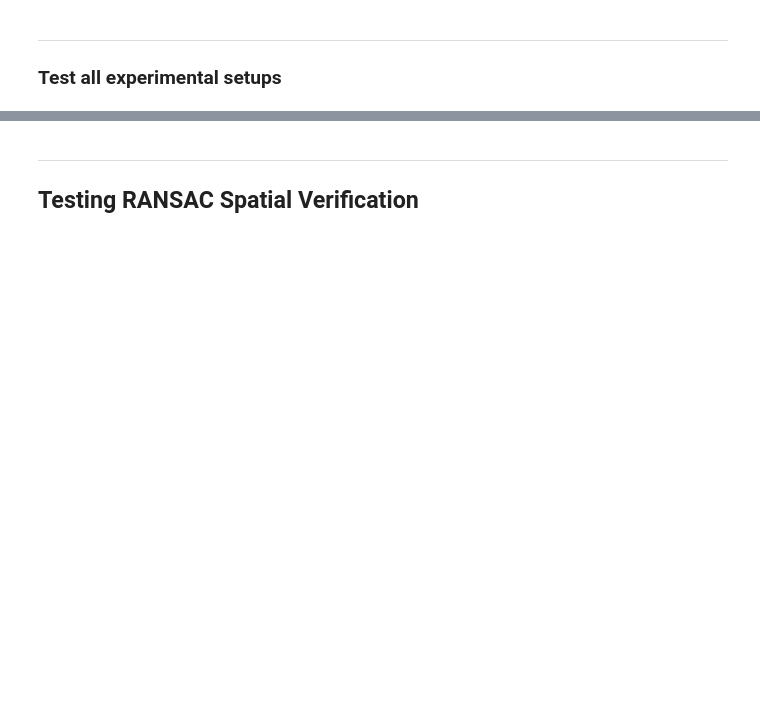
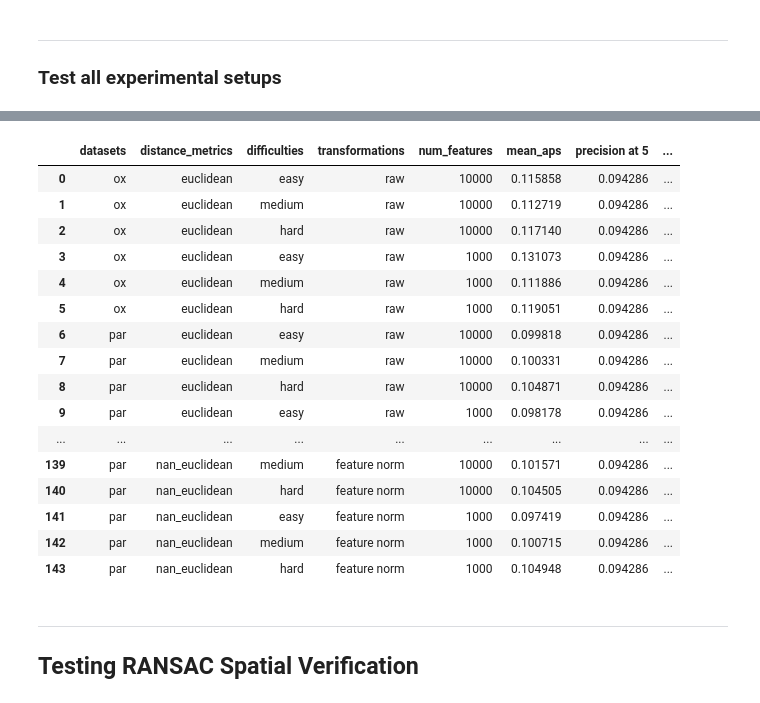
Before and after one commit to S-Arbor/Image-Retrieval-Project, a Jupyter notebook: 2. Revised Data Analysis/revised_sift_evaluator.ipynb, the cells around one changed output, grey strips where cells are left out. Drawn from its saved outputs; the diff is of its cells as text; code cells hidden in the pictures; blank space fills up the shorter version.

Commit message:
Tried with names

```diff
--- a/2. Revised Data Analysis/revised_sift_evaluator.ipynb
+++ b/2. Revised Data Analysis/revised_sift_evaluator.ipynb
@@ -432,32 +371,37 @@ test_distance_metrics = {"euclidean" : sklearn.metrics.pairwise.euclidean_distan
            "manhattan" :sklearn.metrics.pairwise.manhattan_distances,
            "nan_euclidean" : sklearn.metrics.pairwise.nan_euclidean_distances}
 # %%
-results = {"distance_metrics" : [], 'transformations' : [], 'bovw_sizes' : [], 'mean_aps' : []}
-k_vals = [5, 10, 20]
+results = {"datasets" : [], "distance_metrics" : [],'difficulties':[], 'transformations' : [], 'num_features' : [], 'mean_aps' : []}
+k_vals = [5, 10]
 for k in k_vals:
     results["precision at {}".format(k)] = []
 
 for (metric_name, metric_function) in test_distance_metrics.items():
-    for  transformation in ["raw features", "vector norm", "feature norm"]:
-        train = oxford5k[transformation]["train"]
-        test = oxford5k[transformation]["test"]
+    for (transformation_name, transformation_data) in full_data.items():
+        for (dataset_name, dataset) in transformation_data.items():
+            for (num_features, num_features_data) in dataset.items():
+                for difficulty in ["easy", "medium", "hard"]:
 
-        for bovw_size in train.keys():
-            (mean_ap, p_at_k) = compute_metrics(train_features = train[bovw_size],
-                                                test_features = test[bovw_size],
-                                                train_names = oxford5k["attributes"]["train"]["names"],
-                                                test_names = oxford5k["attributes"]["test"]["names"],
+                    train = num_features_data[difficulty]
+                    test = num_features_data["query"]
+
+                    (mean_ap, p_at_k) = compute_metrics(train_features = train,
+                                                test_features = test,
+                                                train_names = names[dataset_name][difficulty],
+                                                test_names = names[dataset_name]["query"],
                                                 query_function=basic_query,
                                                 metric_function = metric_function,
                                                 k_values=k_vals)
 
-            print("{} {} {} : {}".format(metric_name, transformation, bovw_size, mean_ap))
-            results['distance_metrics'].append(metric_name)
-            results['transformations'].append(transformation)
-            results['bovw_sizes'].append(bovw_size.split(' ')[3])
-            results['mean_aps'].append(mean_ap)
-            for (k, p_at_k) in p_at_k.items():
-                results["precision at {}".format(k)] = p_at_k
+
+                    results['distance_metrics'].append(metric_name)
+                    results["datasets"].append(dataset_name)
+                    results['transformations'].append(transformation_name)
+                    results['num_features'].append(num_features)
+                    results['mean_aps'].append(mean_ap)
+                    results['difficulties'].append(difficulty)
+                    for (k, p_at_k) in p_at_k.items():
+                        results["precision at {}".format(k)] = p_at_k
 
 
 results_df = pd.DataFrame(results)
@@ -500,3 +423,24 @@ nan_euclidean feature norm bovw files for 50000 Words : 0.21847677783972957
+# %%
+pd.set_option('display.max_rows', 500)
+results_df
+# %% [output]
+|  | datasets | distance_metrics | difficulties | transformations | num_features | mean_aps | precision at 5 | ... |
+| 0 | ox | euclidean | easy | raw | 10000 | 0.115858 | 0.094286 | ... |
+| 1 | ox | euclidean | medium | raw | 10000 | 0.112719 | 0.094286 | ... |
+| 2 | ox | euclidean | hard | raw | 10000 | 0.117140 | 0.094286 | ... |
+| 3 | ox | euclidean | easy | raw | 1000 | 0.131073 | 0.094286 | ... |
+| 4 | ox | euclidean | medium | raw | 1000 | 0.111886 | 0.094286 | ... |
+| 5 | ox | euclidean | hard | raw | 1000 | 0.119051 | 0.094286 | ... |
+| 6 | par | euclidean | easy | raw | 10000 | 0.099818 | 0.094286 | ... |
+| 7 | par | euclidean | medium | raw | 10000 | 0.100331 | 0.094286 | ... |
+| 8 | par | euclidean | hard | raw | 10000 | 0.104871 | 0.094286 | ... |
+| 9 | par | euclidean | easy | raw | 1000 | 0.098178 | 0.094286 | ... |
+| ... | ... | ... | ... | ... | ... | ... | ... | ... |
+| 139 | par | nan_euclidean | medium | feature norm | 10000 | 0.101571 | 0.094286 | ... |
+| 140 | par | nan_euclidean | hard | feature norm | 10000 | 0.104505 | 0.094286 | ... |
+| 141 | par | nan_euclidean | easy | feature norm | 1000 | 0.097419 | 0.094286 | ... |
+| 142 | par | nan_euclidean | medium | feature norm | 1000 | 0.100715 | 0.094286 | ... |
+| 143 | par | nan_euclidean | hard | feature norm | 1000 | 0.104948 | 0.094286 | ... |
 # %% [markdown]
 ____
 ## Testing RANSAC Spatial Verification
```
Also changed, not shown: parts of 12 cells of this notebook, 10 other files.
